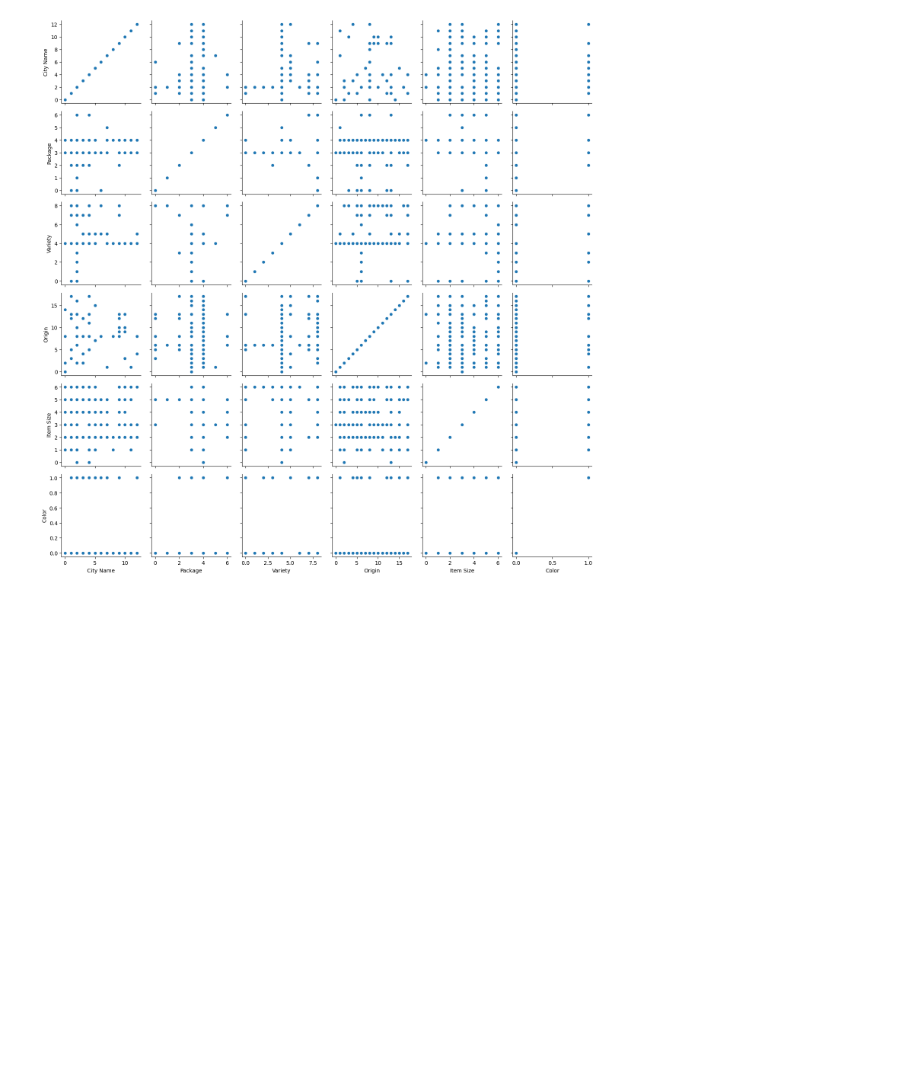
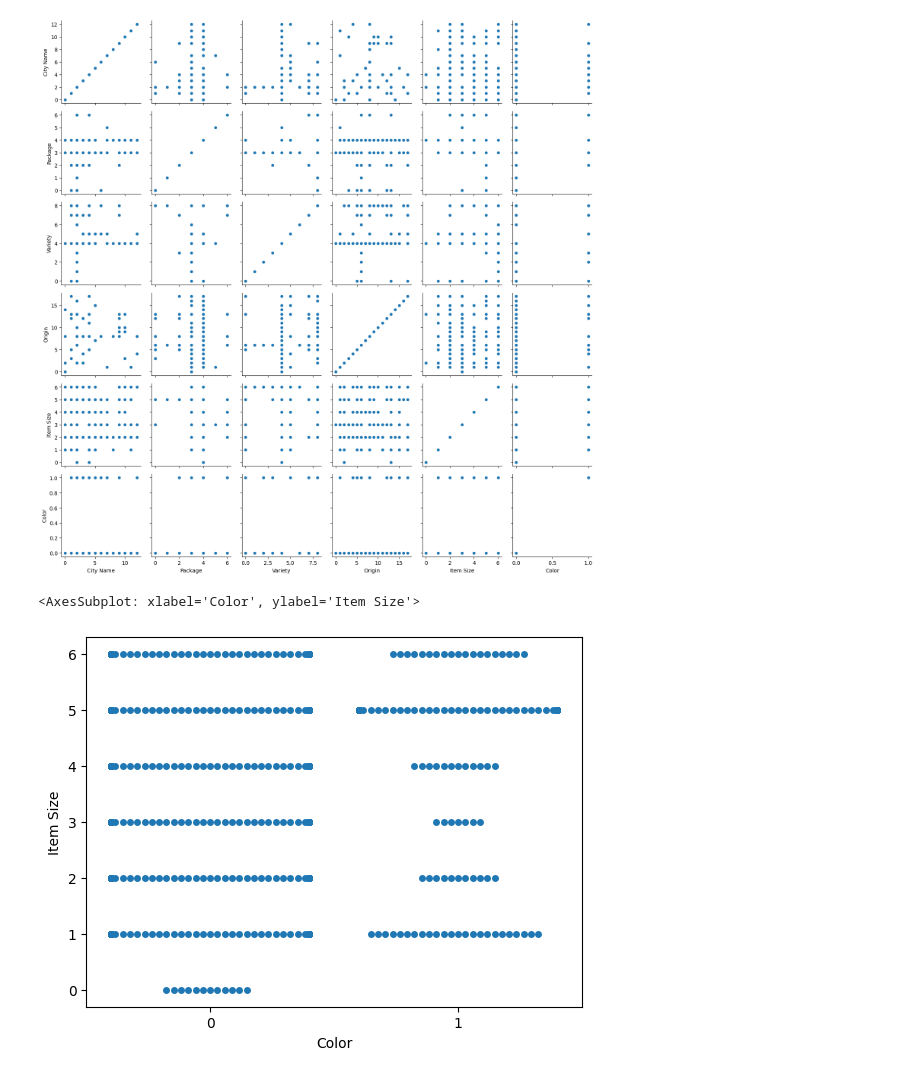
Before and after one commit to trickyrat/ml-tutorials, a Jupyter notebook: regression/logistic_regression.ipynb, the cells around one changed output. Saved outputs shown, nothing was run; the diff lists cells and outputs as text; code cells hidden in the pictures; blank space fills up the shorter version.

```diff
--- a/regression/logistic_regression.ipynb
+++ b/regression/logistic_regression.ipynb
@@ -49,3 +49,8 @@ g.map(sns.scatterplot)
 # %% [output]
 <seaborn.axisgrid.PairGrid at 0x...>
 [figure]
+# %%
+sns.swarmplot(x='Color', y='Item Size', data=new_pumpkins)
+# %% [output]
+<AxesSubplot: xlabel='Color', ylabel='Item Size'>
+[figure, added]
```
Also changed, not shown: parts of 6 cells of this notebook.
